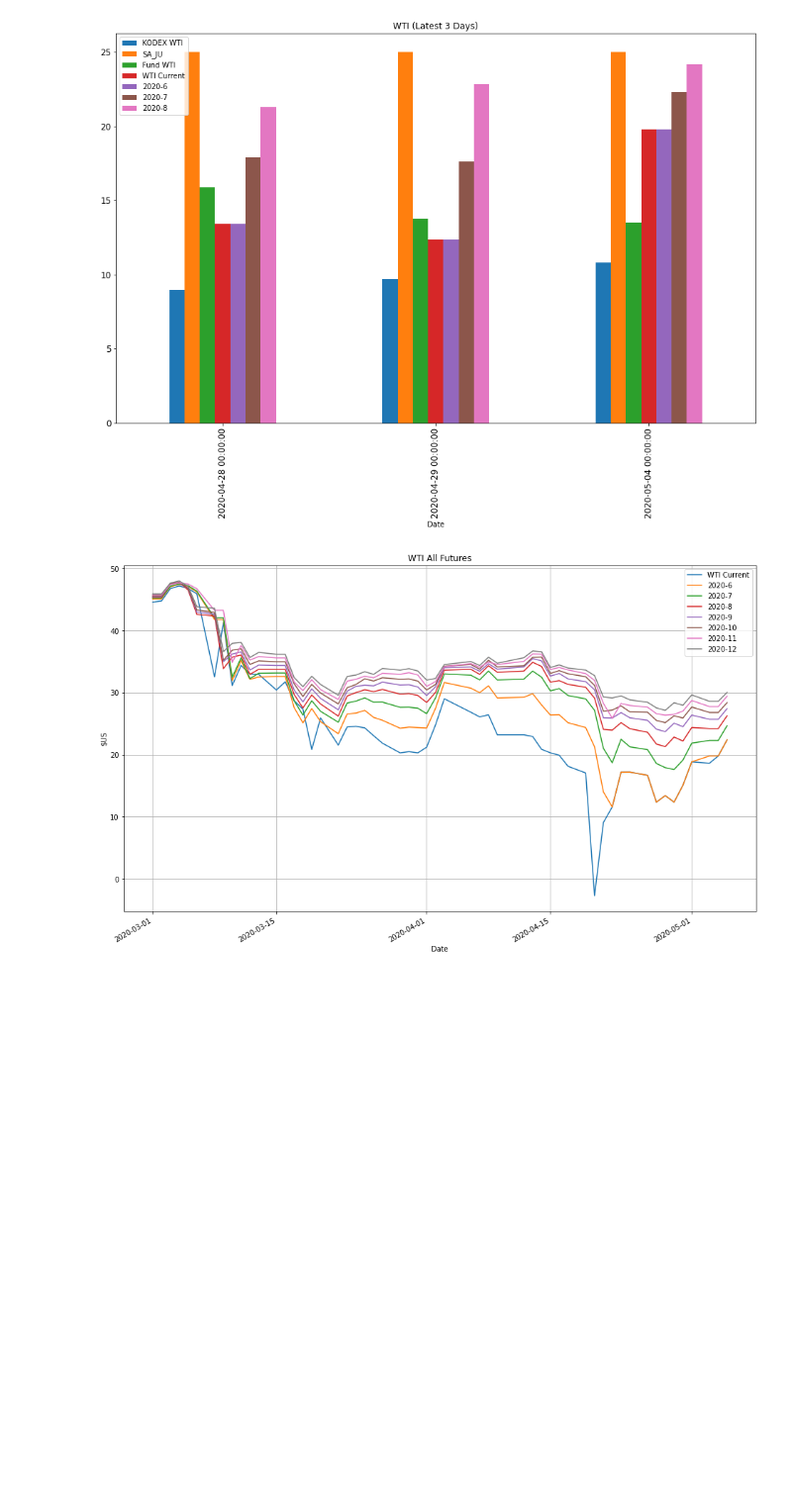
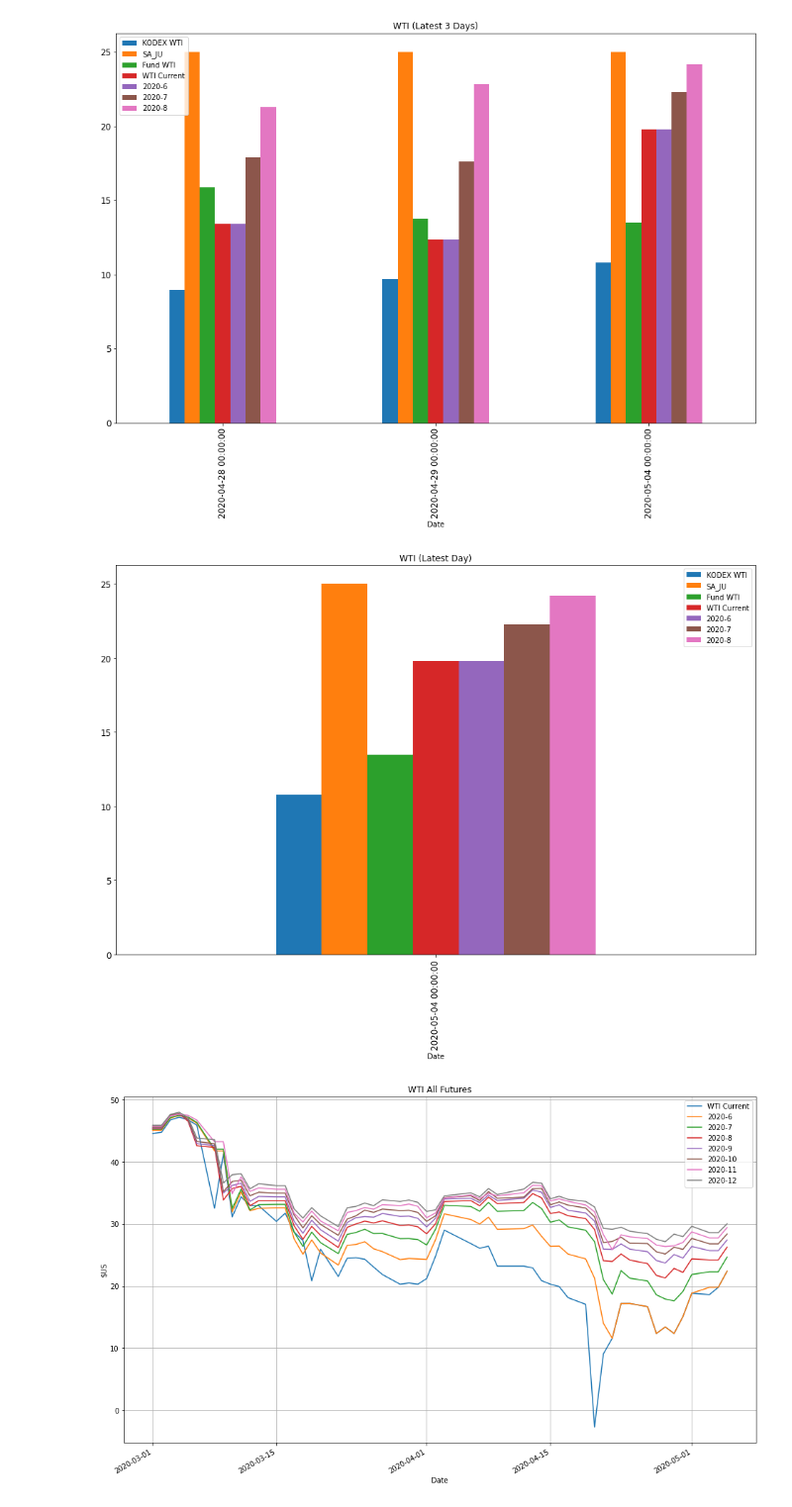
Before and after one commit to MinhoJu/SRT, a Jupyter notebook: WTI.ipynb, the cells around one changed output. Shown at 99% size. Drawn from its saved outputs; the diff is of its cells as text; code cells hidden in the pictures; blank space fills up the shorter version.

```diff
--- a/WTI.ipynb
+++ b/WTI.ipynb
@@ -109,6 +109,16 @@ ax = df_day.plot(kind='bar', title ="WTI (Latest 3 Days)", figsize=(16, 10), leg
 plt.show()
 # %% [output]
 [figure]
+# %%
+# Plot
+df_day = df.tail(1)
+
+# Show plot
+ax = df_day.plot(kind='bar', title ="WTI (Latest Day)", figsize=(16, 10), legend=True, fontsize=12)
+
+plt.show()
+# %% [output]
+[figure, added]
 # %%
 # Plot for all wti futures
 df_futures = pd.DataFrame()
```
